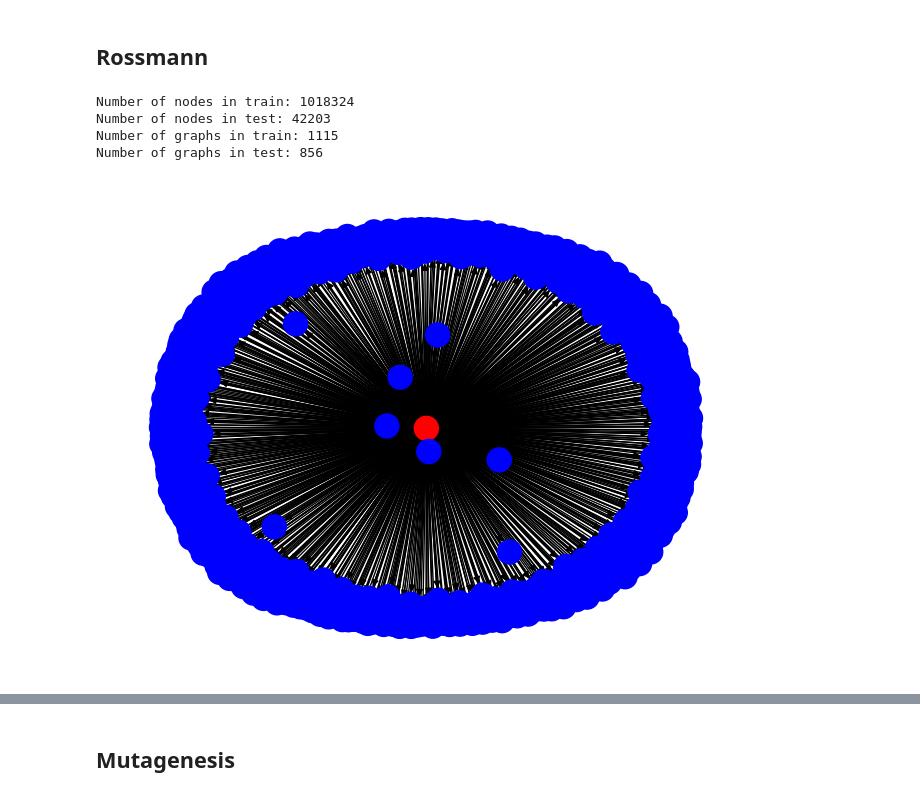
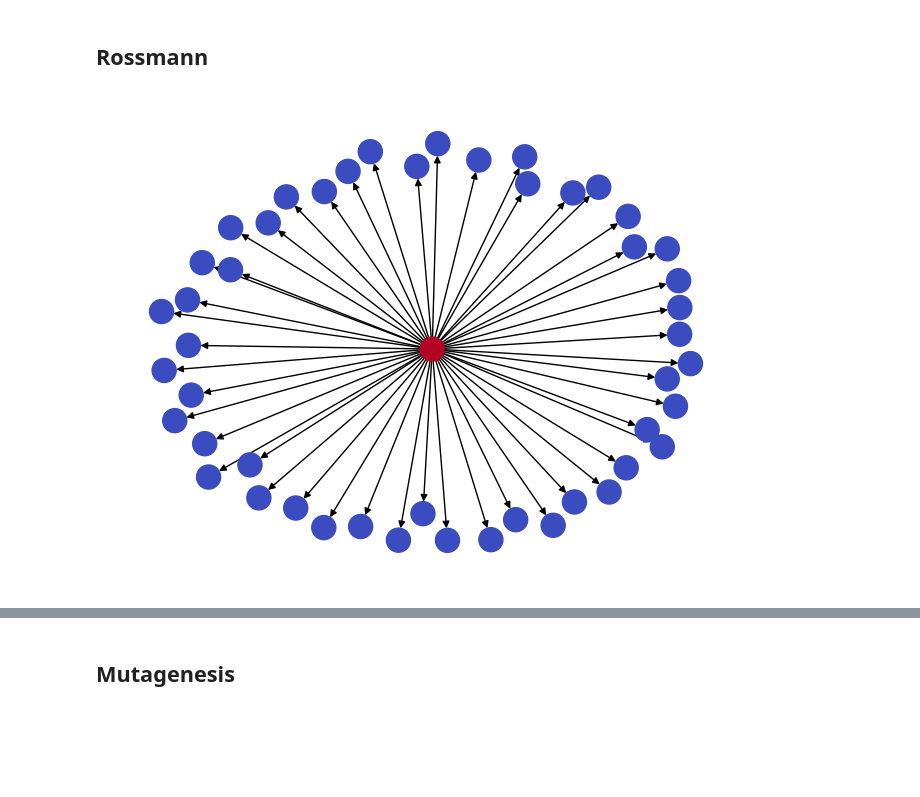
Before and after one commit to ValterH/graphs-for-synthetic-relational-data-generation, a Jupyter notebook: notebooks/data_visualization.ipynb, the cells around one changed output, grey strips where cells are left out. Saved outputs shown, nothing was run; the diff lists cells and outputs as text; code cells hidden in the pictures; blank space fills up the shorter version.

Commit message:
update sampling, evaluation and data preprocessing scripts

```diff
--- a/notebooks/data_visualization.ipynb
+++ b/notebooks/data_visualization.ipynb
@@ -14,20 +13,10 @@ from src.table_to_graph.table_to_graph import (
-# %%
-rossmann_train_graphs = graph_to_subgraphs(ROSSMANN_GRAPH, ROSSMANN_ROOT_NODES)
-rossmann_test_graphs = graph_to_subgraphs(ROSSMANN_TEST_GRAPH, ROSSMANN_TEST_ROOT_NODES)
-
-print(f"Number of nodes in train: {len(ROSSMANN_GRAPH.nodes)}\nNumber of nodes in test: {len(ROSSMANN_TEST_GRAPH.nodes)}")
-print(f"Number of graphs in train: {len(rossmann_train_graphs)}\nNumber of graphs in test: {len(rossmann_test_graphs)}")
-# %% [output]
-Number of nodes in train: 1018324
-Number of nodes in test: 42203
-Number of graphs in train: 1115
-Number of graphs in test: 856
+# %%
+G_rossmann = sample_relational_distribution('rossmann-store-sales', 1)
 # %%
 draw_id = 0
-G_rossmann_train = rossmann_train_graphs[draw_id]
-color_map = {"sale": "blue", "store": "red"}
-node_colors_rossmann_train = [color_map[node[1]['y']] for node in G_rossmann_train.nodes(data=True)]
+color_map = {"test": 0, "store": 1}
+node_colors = [color_map[node[1]['node_type']] for node in G_rossmann.nodes(data=True)]
 
-nx.draw(G_rossmann_train, node_color=node_colors_rossmann_train)
+nx.draw(G_rossmann, cmap=plt.get_cmap('coolwarm'), node_color=node_colors)
 # %% [output]
-[figure, old version]
+[figure, new version]
```
Also changed, not shown: parts of 14 cells of this notebook, 9 other files.
